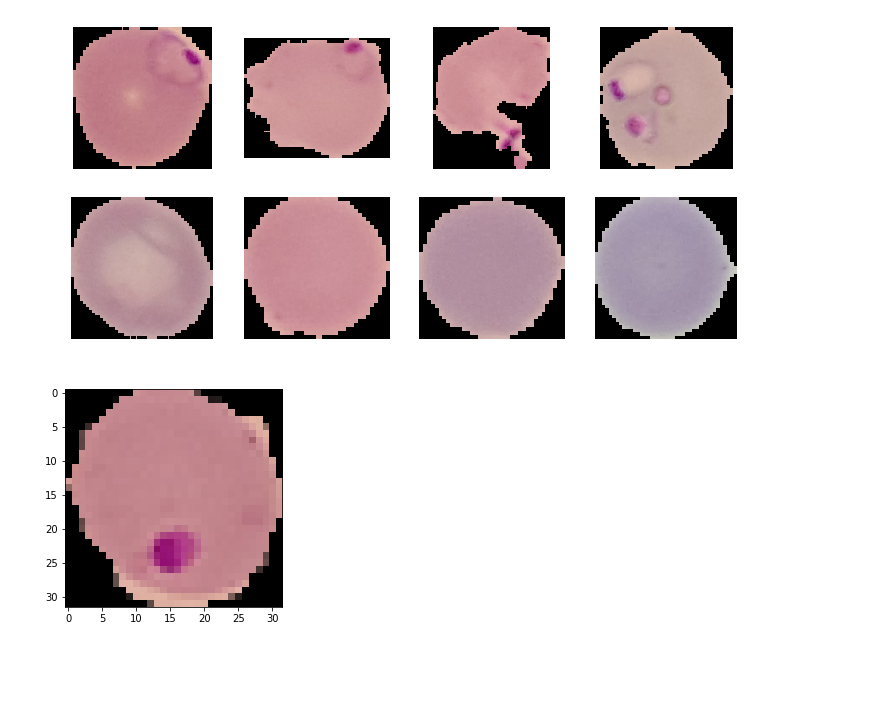
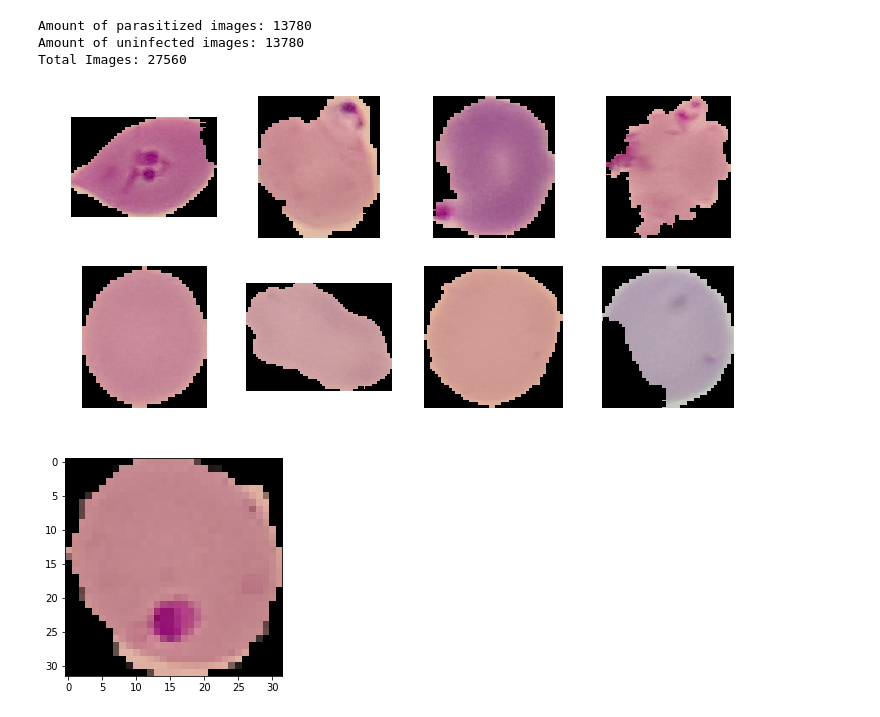
Before and after one commit to slvDev/Malaria-Detection-CNN-Keras, a Jupyter notebook: Malaria.ipynb, the cells around one changed output. Saved outputs shown, nothing was run; the diff lists cells and outputs as text; code cells hidden in the pictures; blank space fills up the shorter version.

```diff
--- a/Malaria.ipynb
+++ b/Malaria.ipynb
@@ -29,3 +28,11 @@ UNINF_DIR = os.path.join(ROOT_DATA_DIR, 'Uninfected')
 
 inf_fnames = os.listdir(INF_DIR)
 uninf_fnames = os.listdir(UNINF_DIR)
+
+print(f'Amount of parasitized images: {len(inf_fnames)}')
+print(f'Amount of uninfected images: {len(uninf_fnames)}')
+print(f'Total Images: {len(inf_fnames) + len(uninf_fnames)}')
+# %% [output]
+Amount of parasitized images: 13780
+Amount of uninfected images: 13780
+Total Images: 27560
@@ -32,27 +42,28 @@ uninf_fnames = os.listdir(UNINF_DIR)
 # %%
 nrows, ncols = 4, 4
+fig_size = 3
 
 fig = plt.gcf()
-fig.set_size_inches(ncols * 3, nrows * 3)
+fig.set_size_inches(ncols * fig_size, nrows * fig_size)
 
 inf_pic_paths = [os.path.join(INF_DIR, inf_fnames[randrange(len(inf_fnames))])
                 for _ in range(4)
                 ]
 
 uninf_pic_paths = [os.path.join(UNINF_DIR, uninf_fnames[randrange(len(uninf_fnames))])
                 for _ in range(4)
                 ]
 
 for i, img_path in enumerate(inf_pic_paths + uninf_pic_paths):
   sp = plt.subplot(nrows, ncols, i + 1)
   sp.axis('Off') # Don't show axes (or gridlines)
 
   img = mpimg.imread(img_path)
   plt.imshow(img)
 
 plt.show()
 # %% [output]
-[figure, old version]
+[figure, new version]
 # %%
 img_size = 32
 dim = img_size, img_size
```
Also changed, not shown: parts of 6 cells of this notebook.
